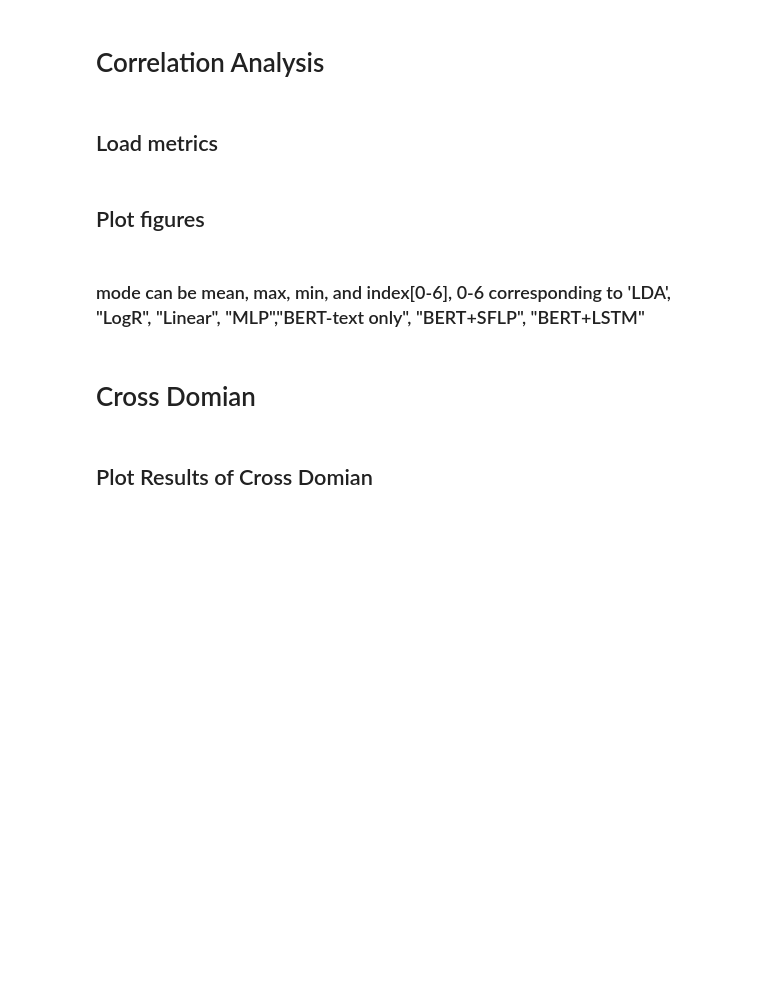
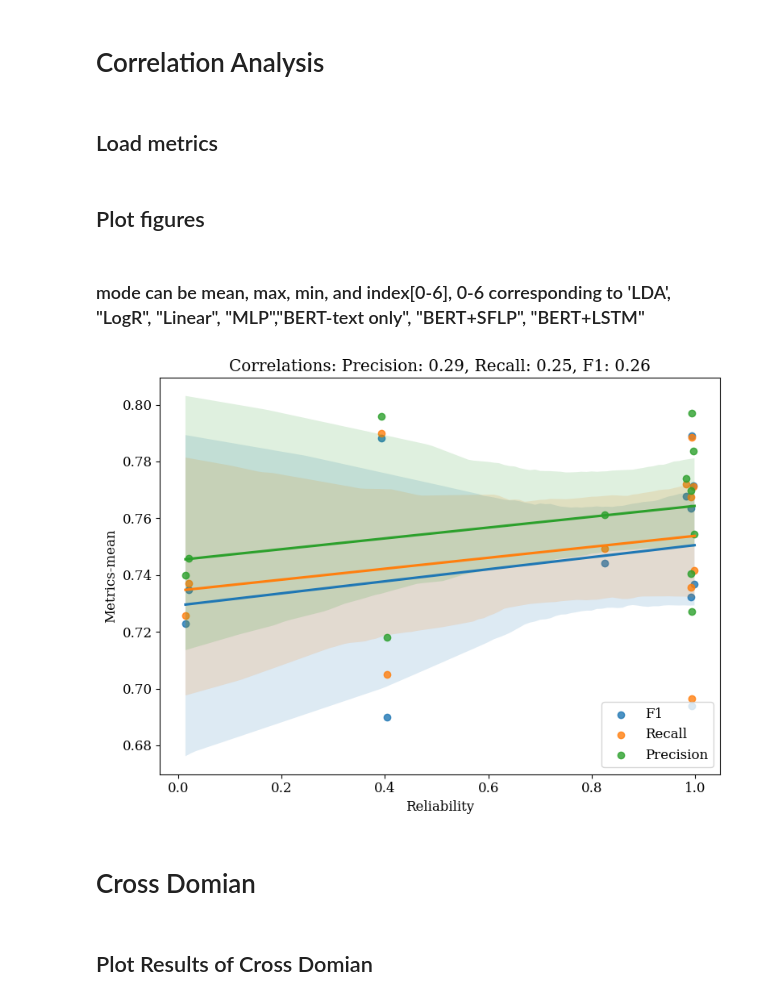
Before and after one commit to xpq-tech/KETI, a Jupyter notebook: analysis.ipynb, the cells around one changed output. Saved outputs shown, nothing was run; the diff lists cells and outputs as text; code cells hidden in the pictures; blank space fills up the shorter version.

```diff
--- a/analysis.ipynb
+++ b/analysis.ipynb
@@ -1,9 +1,2 @@
 # %% [markdown]
 # Correlation Analysis
-# %%
-import matplotlib.pyplot as plt
-import seaborn as sns
-import pandas as pd
-import numpy as np
-plt.rcParams['font.family'] = 'Times New Roman'
-plt.rcParams['font.size'] = 16
@@ -39,59 +96,73 @@ UNKE_Recall_llama2 = np.array([0.750,0.820,0.746,0.710,0.769,0.773,0.798])
 # %% [markdown]
 ### mode can be mean, max, min, and index[0-6], 0-6 corresponding to 'LDA', "LogR", "Linear", "MLP","BERT-text only", "BERT+SFLP", "BERT+LSTM"
 # %%
-mode = "index6" ##
+mode = "mean" ##
 metrics = ['F1', 'Recall', 'Precision']
-method = ['LDA', "LogR", "Linear", "MLP","BERT-text only", "BERT+SFLP", "BERT+LSTM"]
+method = ['LDA' , 'AdaBoost', "LogR", "Linear", "MLP","BERT-text only", "BERT+SFLP", "BERT+LSTM"]
 
 if mode == "mean":
     data = {
-        'Reliability': [0.993, 0.983, 0.393,0.996,0.999,0.021],
-        'Precision': [FT_Precision_llama31.mean(), GRACE_Precision_llama31.mean(),UNKE_Precision_llama31.mean(),FT_Precision_llama2.mean(), GRACE_Precision_llama2.mean(),UNKE_Precision_llama2.mean()],
-        'F1': [FT_F1_llama31.mean(), GRACE_F1_llama31.mean(), UNKE_F1_llama31.mean(), FT_F1_llama2.mean(), GRACE_F1_llama2.mean(),UNKE_F1_llama2.mean()],
-        'Recall': [FT_Recall_llama31.mean(), GRACE_Recall_llama31.mean(), UNKE_Recall_llama31.mean(), FT_Recall_llama2.mean(), GRACE_Recall_llama2.mean(),UNKE_Recall_llama2.mean()],
+        'Reliability': [0.993, 0.983, 0.393,0.996,0.999,0.021,0.825,0.993,0.404,0.992,0.992,0.014],
+        'Precision': [FT_Precision_llama31.mean(), GRACE_Precision_llama31.mean(),UNKE_Precision_llama31.mean(),FT_Precision_llama2.mean(), GRACE_Precision_llama2.mean(),UNKE_Precision_llama2.mean(),
+                      FT_Precision_qwen2.mean(), GRACE_Precision_qwen2.mean(),UNKE_Precision_qwen2.mean(),FT_Precision_gpt2.mean(), GRACE_Precision_gpt2.mean(),UNKE_Precision_gpt2.mean()],
+        'F1': [FT_F1_llama31.mean(), GRACE_F1_llama31.mean(), UNKE_F1_llama31.mean(), FT_F1_llama2.mean(), GRACE_F1_llama2.mean(),UNKE_F1_llama2.mean(),
+               FT_F1_qwen2.mean(), GRACE_F1_qwen2.mean(), UNKE_F1_qwen2.mean(), FT_F1_gpt2.mean(), GRACE_F1_gpt2.mean(),UNKE_F1_gpt2.mean()],
+        'Recall': [FT_Recall_llama31.mean(), GRACE_Recall_llama31.mean(), UNKE_Recall_llama31.mean(), FT_Recall_llama2.mean(), GRACE_Recall_llama2.mean(),UNKE_Recall_llama2.mean(),
+                   FT_Recall_qwen2.mean(), GRACE_Recall_qwen2.mean(), UNKE_Recall_qwen2.mean(), FT_Recall_gpt2.mean(), GRACE_Recall_gpt2.mean(),UNKE_Recall_gpt2.mean()],
     }
 elif mode == "max":
        data = {
-        'Reliability': [0.993, 0.983, 0.393,0.996,0.999,0.021],
-        'Precision': [FT_Precision_llama31.max(), GRACE_Precision_llama31.max(),UNKE_Precision_llama31.max(),FT_Precision_llama2.max(), GRACE_Precision_llama2.max(),UNKE_Precision_llama2.max()],
-        'F1': [FT_F1_llama31.max(), GRACE_F1_llama31.max(), UNKE_F1_llama31.max(), FT_F1_llama2.max(), GRACE_F1_llama2.max(),UNKE_F1_llama2.max()],
-        'Recall': [FT_Recall_llama31.max(), GRACE_Recall_llama31.max(), UNKE_Recall_llama31.max(), FT_Recall_llama2.max(), GRACE_Recall_llama2.max(),UNKE_Recall_llama2.max()],
+        'Reliability':[0.993, 0.983, 0.393,0.996,0.999,0.021,0.825,0.993,0.404,0.992,0.992,0.014],
+                'Precision': [FT_Precision_llama31.max(), GRACE_Precision_llama31.max(),UNKE_Precision_llama31.max(),FT_Precision_llama2.max(), GRACE_Precision_llama2.max(),UNKE_Precision_llama2.max(),
+                      FT_Precision_qwen2.max(), GRACE_Precision_qwen2.max(),UNKE_Precision_qwen2.max(),FT_Precision_gpt2.max(), GRACE_Precision_gpt2.max(),UNKE_Precision_gpt2.max()],
+        'F1': [FT_F1_llama31.max(), GRACE_F1_llama31.max(), UNKE_F1_llama31.max(), FT_F1_llama2.max(), GRACE_F1_llama2.max(),UNKE_F1_llama2.max(),
+               FT_F1_qwen2.max(), GRACE_F1_qwen2.max(), UNKE_F1_qwen2.max(), FT_F1_gpt2.max(), GRACE_F1_gpt2.max(),UNKE_F1_gpt2.max()],
+        'Recall': [FT_Recall_llama31.max(), GRACE_Recall_llama31.max(), UNKE_Recall_llama31.max(), FT_Recall_llama2.max(), GRACE_Recall_llama2.max(),UNKE_Recall_llama2.max(),
+                   FT_Recall_qwen2.max(), GRACE_Recall_qwen2.max(), UNKE_Recall_qwen2.max(), FT_Recall_gpt2.max(), GRACE_Recall_gpt2.max(),UNKE_Recall_gpt2.max()],
        }
 elif mode == "min":
      data = {
-        'Reliability': [0.993, 0.983, 0.393,0.996,0.999,0.021],
-        'Precision': [FT_Precision_llama31.min(), GRACE_Precision_llama31.min(),UNKE_Precision_llama31.min(),FT_Precision_llama2.min(), GRACE_Precision_llama2.min(),UNKE_Precision_llama2.min()],
-        'F1': [FT_F1_llama31.min(), GRACE_F1_llama31.min(), UNKE_F1_llama31.min(), FT_F1_llama2.min(), GRACE_F1_llama2.min(),UNKE_F1_llama2.min()],
-        'Recall': [FT_Recall_llama31.min(), GRACE_Recall_llama31.min(), UNKE_Recall_llama31.min(), FT_Recall_llama2.min(), GRACE_Recall_llama2.min(),UNKE_Recall_llama2.min()],
+        'Reliability': [0.993, 0.983, 0.393,0.996,0.999,0.021,0.825,0.993,0.404,0.992,0.992,0.014],
+                'Precision': [FT_Precision_llama31.min(), GRACE_Precision_llama31.min(),UNKE_Precision_llama31.min(),FT_Precision_llama2.min(), GRACE_Precision_llama2.min(),UNKE_Precision_llama2.min(),
+                      FT_Precision_qwen2.min(), GRACE_Precision_qwen2.min(),UNKE_Precision_qwen2.min(),FT_Precision_gpt2.min(), GRACE_Precision_gpt2.min(),UNKE_Precision_gpt2.min()],
+        'F1': [FT_F1_llama31.min(), GRACE_F1_llama31.min(), UNKE_F1_llama31.min(), FT_F1_llama2.min(), GRACE_F1_llama2.min(),UNKE_F1_llama2.min(),
+               FT_F1_qwen2.min(), GRACE_F1_qwen2.min(), UNKE_F1_qwen2.min(), FT_F1_gpt2.min(), GRACE_F1_gpt2.min(),UNKE_F1_gpt2.min()],
+        'Recall': [FT_Recall_llama31.min(), GRACE_Recall_llama31.min(), UNKE_Recall_llama31.min(), FT_Recall_llama2.min(), GRACE_Recall_llama2.min(),UNKE_Recall_llama2.min(),
+                   FT_Recall_qwen2.min(), GRACE_Recall_qwen2.min(), UNKE_Recall_qwen2.min(), FT_Recall_gpt2.min(), GRACE_Recall_gpt2.min(),UNKE_Recall_gpt2.min()],
         }
 elif 'index' in mode:
      index = int(mode[-1])
      data = {
-        'Reliability': [0.993, 0.983, 0.393,0.996,0.999,0.021],
-        'Precision': [FT_Precision_llama31[index], GRACE_Precision_llama31[index],UNKE_Precision_llama31[index],FT_Precision_llama2[index], GRACE_Precision_llama2[index],UNKE_Precision_llama2[index]],
-        'F1': [FT_F1_llama31[index], GRACE_F1_llama31[index], UNKE_F1_llama31[index], FT_F1_llama2[index], GRACE_F1_llama2[index],UNKE_F1_llama2[index]],
-        'Recall': [FT_Recall_llama31[index], GRACE_Recall_llama31[index], UNKE_Recall_llama31[index], FT_Recall_llama2[index], GRACE_Recall_llama2[index],UNKE_Recall_llama2[index]],
+        'Reliability': [0.993, 0.983, 0.393,0.996,0.999,0.021,0.825,0.993,0.404,0.992,0.992,0.014],
+        'Precision': [FT_Precision_llama31[index], GRACE_Precision_llama31[index],UNKE_Precision_llama31[index],FT_Precision_llama2[index], GRACE_Precision_llama2[index],UNKE_Precision_llama2[index],
+                      FT_Precision_qwen2[index], GRACE_Precision_qwen2[index],UNKE_Precision_qwen2[index],FT_Precision_gpt2[index], GRACE_Precision_gpt2[index],UNKE_Precision_gpt2[index]],
+        'F1': [FT_F1_llama31[index], GRACE_F1_llama31[index], UNKE_F1_llama31[index], FT_F1_llama2[index], GRACE_F1_llama2[index],UNKE_F1_llama2[index],
+               FT_F1_qwen2[index], GRACE_F1_qwen2[index], UNKE_F1_qwen2[index], FT_F1_gpt2[index], GRACE_F1_gpt2[index],UNKE_F1_gpt2[index]],
+        'Recall': [FT_Recall_llama31[index], GRACE_Recall_llama31[index], UNKE_Recall_llama31[index], FT_Recall_llama2[index], GRACE_Recall_llama2[index],UNKE_Recall_llama2[index],
+                   FT_Recall_qwen2[index], GRACE_Recall_qwen2[index], UNKE_Recall_qwen2[index], FT_Recall_gpt2[index], GRACE_Recall_gpt2[index],UNKE_Recall_gpt2[index]],
        }
 df = pd.DataFrame(data)
 
 plt.figure(figsize=(8, 6))
 correlations = []
-colors = [["#82B0D2", "#FA7F6F"], ["#8ECFC9","#FFBE7A"], ["#BEB8DC","#E7DAD2"]]
-custom_palette = sns.color_palette(['#82B0D2', '#FA7F6F', '#8ECFC9'])
+# colors = [["#82B0D2", "#FA7F6F"], ["#8ECFC9","#FFBE7A"], ["#BEB8DC","#E7DAD2"]]
+# custom_palette = sns.color_palette(['#82B0D2', '#FA7F6F', '#8ECFC9'])
 
 for i, metric in enumerate(metrics):
     correlations.append(df['Reliability'].corr(df[metric]))
-    sns.regplot(x='Reliability', y=metric, data=df,ci=68, label=metric)
+    sns.regplot(x='Reliability', y=metric, data=df,ci=95, label=metric)
     # sns.scatterplot(x='Reliability', y=metric, hue=[metric]*6, data=df, palette=sns.color_palette([colors[i][1]]))
 plt.title(f'Correlations: Precision: {correlations[2]:.2f}, Recall: {correlations[1]:.2f}, F1: {correlations[0]:.2f}')
 plt.xlabel('Reliability')
 if 'index' in mode:
     mode = method[index]
 
 plt.ylabel(f'Metrics-{mode}')
 plt.legend(loc='best')
 plt.tight_layout()
 plt.savefig(f"./figs/Correlations_{mode}.pdf")
+# %% [output]
+[figure, added]
 # %% [markdown]
 # Cross Domian
 # %% [markdown]
```
Also changed, not shown: parts of 14 cells of this notebook, 12 other files.
